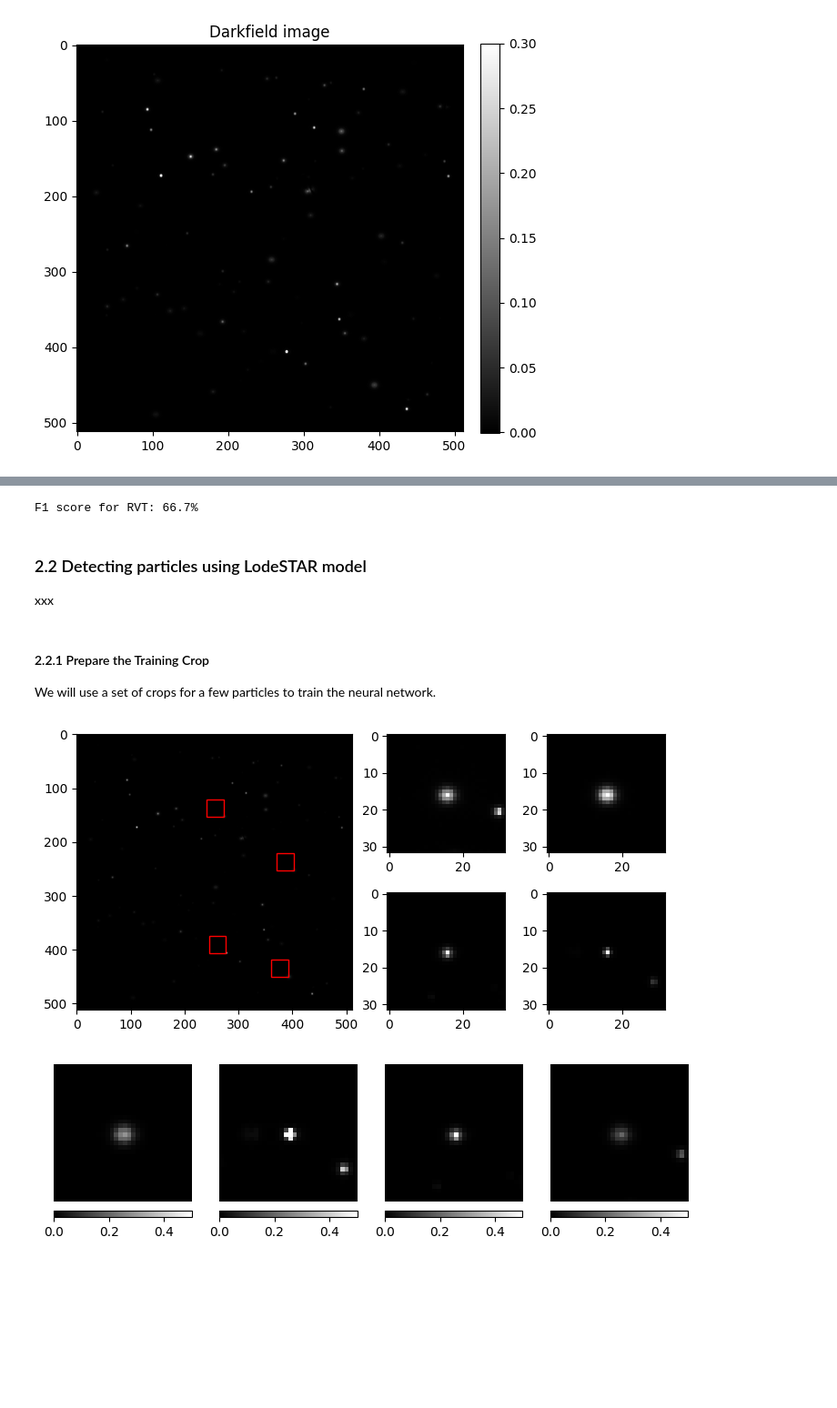
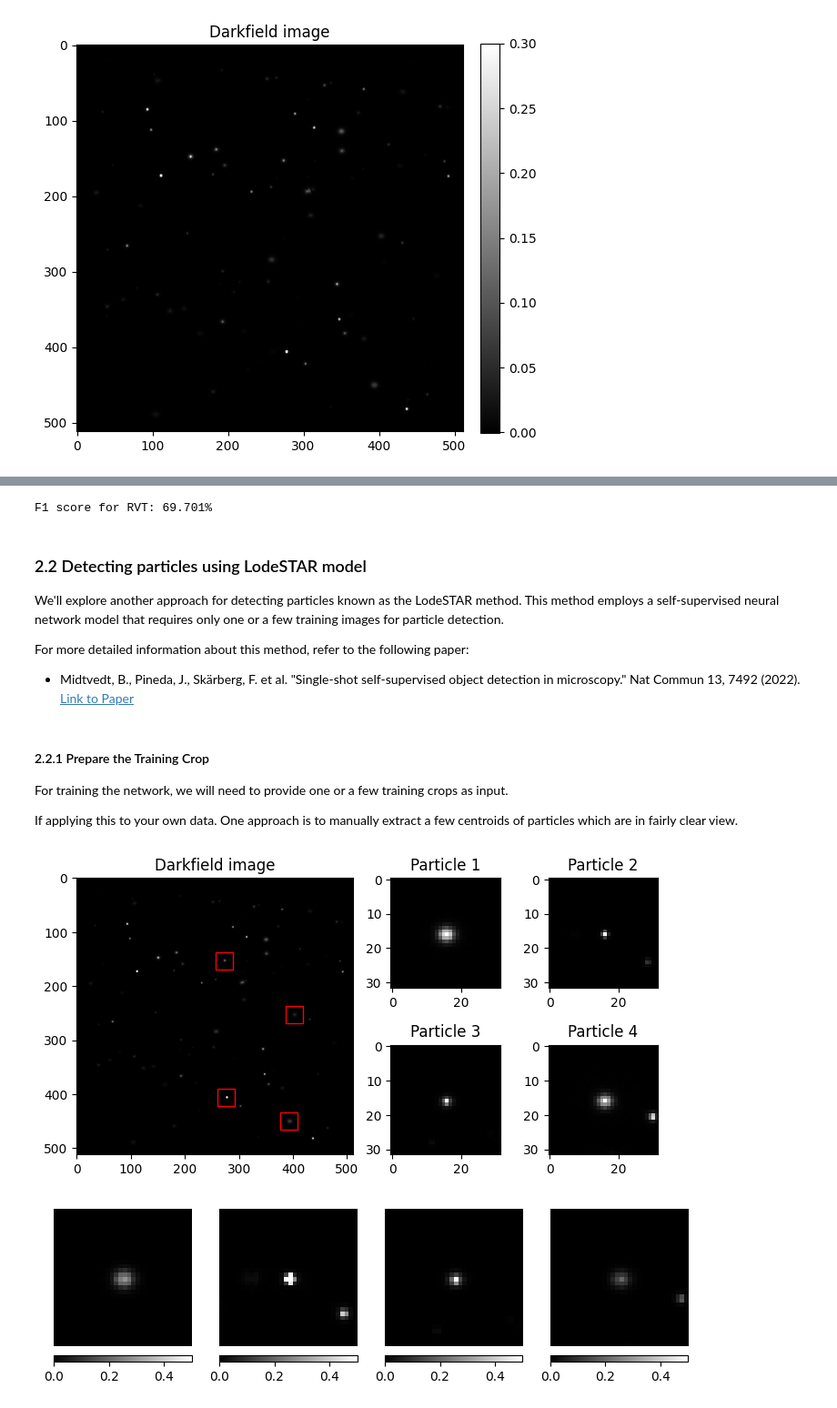
Before and after one commit to softmatterlab/OpticalCharacterizationNanoparticles, a Jupyter notebook: example_analysis/Darkfield_analysis.ipynb, the cells around one changed output, grey strips where cells are left out. Shown at 91% size. Cells and saved outputs as stored; diff of their text form; code cells hidden in the pictures; blank space fills up the shorter version.

```diff
--- a/example_analysis/Darkfield_analysis.ipynb
+++ b/example_analysis/Darkfield_analysis.ipynb
@@ -30,6 +42,9 @@ Let's start by loading in data in the ISCAT regime.
+# %%
+data_path = os.path.join("..", "data", "darkfield", "darkfield_data.npy")
+labels_path = os.path.join("..", "data", "darkfield", "darkfield_labels.npy")
 # %%
-data = np.load("../data/darkfield/darkfield_data.npy") #Quantitative field
-labels = np.load("../data/darkfield/darkfield_labels.npy") #Labels for the particles
+data = np.load(data_path) #Darkfield field
+labels = np.load(labels_path) #Labels for the particles
 centroids = labels[:, 0:2] #Centroids of the particles
 # %%
 plt.figure(figsize=(6,6))
@@ -81,13 +109,19 @@ Text(0.5, 1.0, 'Ground truth particles')
 # %%
-F1_score_rvt = hp.get_F1_score(hp.add_bin_circles(detections_rvt, radius, mask), GT_particles)
-print(f"F1 score for RVT: {round(F1_score_rvt, 3)*100}%")
+f1_score_rvt = hp.get_F1_score(P_particles, GT_particles)
+print(f"F1 score for RVT: {round(f1_score_rvt * 100, 3)}%")
 # %% [output]
-F1 score for RVT: 66.7%
+F1 score for RVT: 69.701%
 # %% [markdown]
 ### 2.2 Detecting particles using LodeSTAR model
 
-xxx
+
+We'll explore another approach for detecting particles known as the LodeSTAR method. This method employs a self-supervised neural network model that requires only one or a few training images for particle detection.
+
+For more detailed information about this method, refer to the following paper:
+- Midtvedt, B., Pineda, J., Skärberg, F. et al. "Single-shot self-supervised object detection in microscopy." Nat Commun 13, 7492 (2022). [Link to Paper](https://www.nature.com/articles/s41467-022-35004-y)
 # %% [markdown]
 #### 2.2.1  Prepare the Training Crop
-We will use a set of crops for a few particles to train the neural network.
+For training the network, we will need to provide one or a few training crops as input.
+
+If applying this to your own data. One approach is to manually extract a few centroids of particles which are in fairly clear view.
 # %%
@@ -97,49 +131,50 @@ downsample = True
 # %%
-import matplotlib.patches as patches
-from matplotlib.gridspec import GridSpec
+# Calculate crop coordinates
+crop_x0s = np.array(labels[labels_idx, 0] - crop_size/2, dtype=int)
+crop_y0s = np.array(labels[labels_idx, 1] - crop_size/2, dtype=int)
 
-# We crop the image around the particle (based on the labels) - One could also use the detections or manually select a particle.
-crop_x0s = np.array([int(labels[label_idx, 0] - crop_size/2) for label_idx in labels_idx])
-crop_y0s = np.array([int(labels[label_idx, 1] - crop_size/2) for label_idx in labels_idx])
+# Masking for valid coordinates
+valid_mask = ((crop_x0s - crop_size/2 > 0) & (crop_x0s + crop_size/2 < data.shape[0])
+              & (crop_y0s - crop_size/2 > 0) & (crop_y0s + crop_size/2 < data.shape[1]))
 
-#Check so crops within data
-valid_coords = []
-for i, coords in enumerate(zip(crop_x0s, crop_y0s)):
-    #check so that x and y are within the data
-    if coords[0]-crop_size/2 > 0 and coords[0]+crop_size/2 < data.shape[0] and coords[1]-crop_size/2 > 0 and coords[1] + crop_size/2 < data.shape[1]:
-        valid_coords.append(i)
+# Filter out invalid crops
+crop_x0s = crop_x0s[valid_mask]
+crop_y0s = crop_y0s[valid_mask]
 
-crop_x0s = np.array([crop_x0s[i] for i in valid_coords])
-crop_y0s = np.array([crop_y0s[i] for i in valid_coords])
-
+# Extract valid crops
 crops = np.array([data[crop_x0:crop_x0 + crop_size, crop_y0:crop_y0 + crop_size, :] for crop_x0, crop_y0 in zip(crop_x0s, crop_y0s)])
 
 if downsample:
-    import skimage
     crops = skimage.measure.block_reduce(crops, (1, 2, 2, 1))
     crop_size = 32
+    crop_x0s = crop_x0s + crop_size // 2
+    crop_y0s = crop_y0s + crop_size // 2
 # %%
+import matplotlib.patches as patches
+from matplotlib.gridspec import GridSpec
 # Create the figure and the grid layout
 fig = plt.figure(layout="constrained", figsize=(7, 6))
 gs = GridSpec(4, 4, figure=fig)
 
 # Main image
 ax1 = fig.add_subplot(gs[:2, :2])
-ax1.imshow(data[..., 0], cmap="gray")
+ax1.imshow(data[..., 0], cmap="gray", vmax=0.3)
+ax1.set_title("Darkfield image")
 
 # Add rectangles
 for crop_x0, crop_y0 in zip(crop_x0s, crop_y0s):
     ax1.add_patch(patches.Rectangle((crop_y0, crop_x0), crop_size, crop_size,
                                     linewidth=1, edgecolor="r", facecolor="none"))
 
 # Crop images
-crop_positions = [(0, 3), (1, 3), (1, 2), (0, 2)]
+crop_positions = [(0, 2), (0, 3), (1, 2), (1, 3)]
 for i, (x, y) in enumerate(crop_positions):
     ax = fig.add_subplot(gs[x, y])
     ax.imshow(crops[i][..., 0], cmap="gray")
+    ax.set_title(f"Particle {i+1}")
 plt.show()
 # %% [output]
-[figure, old version]
+[figure, new version]
 # %%
 plt.figure(figsize=(9,3))
 for i, crop in enumerate(crops):
```
Also changed, not shown: parts of 51 cells of this notebook, 3 other files.
